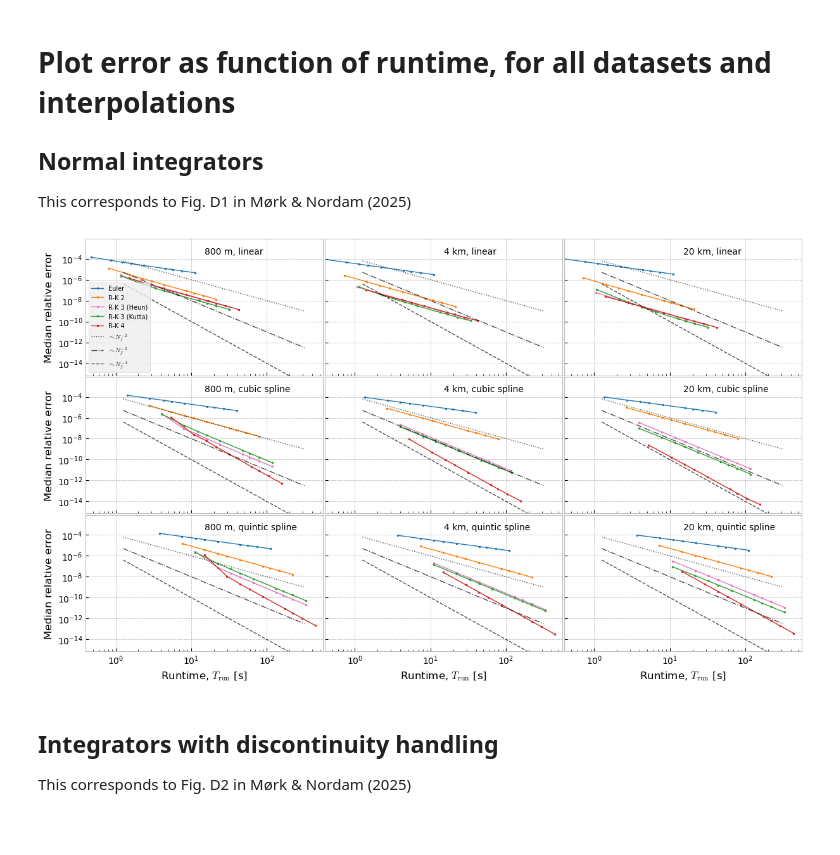
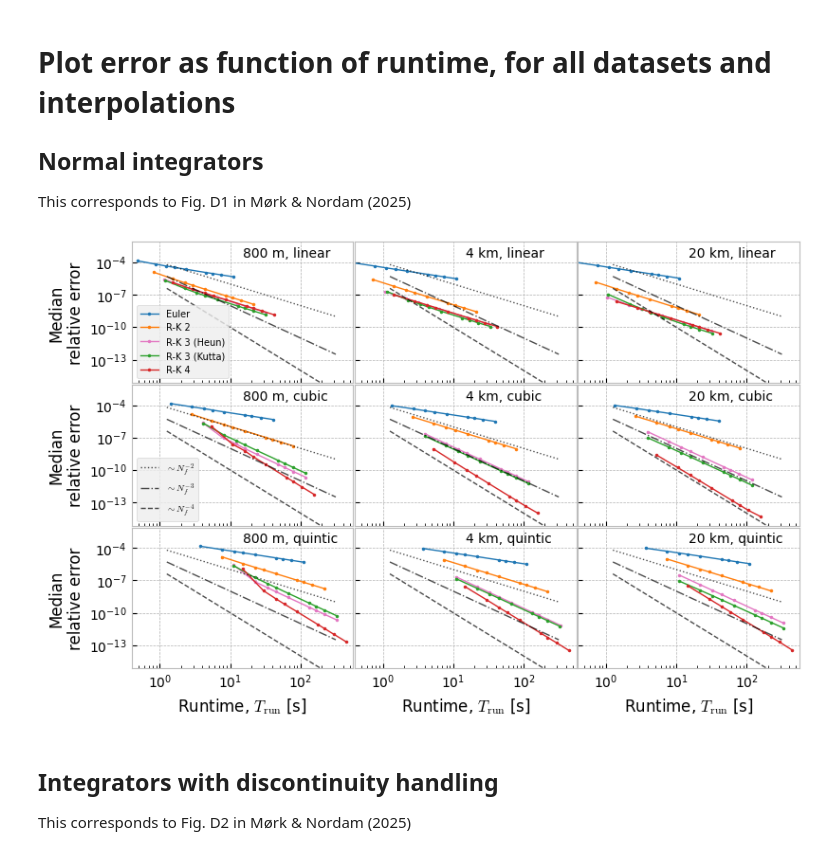
Before and after one commit to jennymmo/discontinuity-handling, a Jupyter notebook: notebooks/ErrorAnalysis.ipynb, the cells around one changed output. Saved outputs shown, nothing was run; the diff lists cells and outputs as text; code cells hidden in the pictures; blank space fills up the shorter version.

```diff
--- a/notebooks/ErrorAnalysis.ipynb
+++ b/notebooks/ErrorAnalysis.ipynb
@@ -177,7 +185,7 @@ def plot_work_precision(interpolation, dataset, ref_integrator, ref_key, results
     if runtime:
         ax.text(1.5e1, 3e-4, f'{resolutiondict[dataset]}, {interpdict[interpolation]}')
     else:
-        ax.text(1.5e3, 3e-5, f'{resolutiondict[dataset]}, {interpdict[interpolation]}')
+        ax.text(1.2e3, 3e-5, f'{resolutiondict[dataset]}, {interpdict[interpolation]}')
 
     # Add legend, if desired
     if legend:
@@ -266,7 +286,7 @@ ref_key = np.array([
 prefix='runs_discontinuity_handling'
 
 # Create figure
-fig, ax = plt.subplots(ncols=3, nrows=3, figsize = (12,7), sharex=True, sharey=True)
+fig, ax = plt.subplots(ncols=3, nrows=3, figsize = (8,5), sharex=True, sharey=True)
 
 # Loop over interpolation methods and datasets
 for i, interpolation in enumerate(interpolations):
@@ -275,8 +295,8 @@ for i, interpolation in enumerate(interpolations):
 
 # Add axis labels along left side and bottom
 for i in range(3):
-    ax[i,0].set_ylabel('Median relative error')
-    ax[2,i].set_xlabel('Number of evaluations, $N_f$')
+    ax[i,0].set_ylabel('Median\nrelative error')
+    ax[2,i].set_xlabel('No. of evals, $N_f$')
 
 # Plot trendlines, to show theoretical orders of convergence
 for i, a in enumerate(ax.flatten()):
@@ -290,12 +310,25 @@ for i, a in enumerate(ax.flatten()):
 
 # Add legend in one subplot only (legends are all identical)
 ax[0,0].legend(fontsize=7, loc='lower left')
+h, l = ax[0,0].get_legend_handles_labels()
+# 2. slice off the first items in the list:
+ax[0,0].legend(handles=[hi for hi in h[:5]],
+          labels=[li for li in l[:5]], fontsize=7)
+
+# Add legend in one subplot only (legends are all identical)
+ax[1,0].legend(fontsize=7, loc='lower left')
+h, l = ax[1,0].get_legend_handles_labels()
+# 2. slice off the first items in the list:
+ax[1,0].legend(handles=[hi for hi in h[5:]],
+          labels=[li for li in l[5:]], fontsize=7)
+
+
 # Set plot limits (all subplots get the same limits)
 ax[0,0].set_ylim(2e-15, 8e-4)
 ax[0,0].set_xlim(60, 1.2e4)
 
 # Tweak to reduce whitespace around figure
-plt.subplots_adjust(left = 0.055, bottom = 0.065, right = 0.9975, top = 0.995, wspace=0.007, hspace=0.012)
+plt.subplots_adjust(left = 0.11, bottom = 0.09, right = 0.99, top = 0.99, wspace=0.007, hspace=0.012)
 
 # Uncomment to save file
 plt.savefig('work_precision_all_functioncalls_discontinuity_handling.pdf')
@@ -326,41 +359,53 @@ ref_key = np.array([
 prefix='runs_normal'
 
 # Create figure
-fig, ax = plt.subplots(ncols=3, nrows=3, figsize = (12,7), sharex=True, sharey=True)
+fig, ax = plt.subplots(ncols=3, nrows=3, figsize = (8,5), sharex=True, sharey=True)
 
 # Loop over interpolation methods and datasets
 for i, interpolation in enumerate(interpolations):
     for j, dataset in enumerate(datasets):
         plot_work_precision(interpolation, dataset, ref_integrator = 'rk4', ref_key = ref_key[i,j], results_prefix=prefix, ax = ax[i,j], legend = False, runtime=True)
 
 # Add axis labels along left side and bottom
 for i in range(3):
-    ax[i,0].set_ylabel('Median relative error')
-    ax[2,i].set_xlabel('Runtime, $T_\mathrm{run}$ [s]')
+    ax[i,0].set_ylabel('Median\nrelative error')
+    ax[2,i].set_xlabel('Runtime, $T_\\mathrm{run}$ [s]')
 
 # Plot trendlines, to show theoretical orders of convergence
 for i, a in enumerate(ax.flatten()):
     # Plot trendline
     lw = 1
     alpha = 0.7
     evals = np.logspace(0.1, 2.5, 5)
     a.plot(evals, 1e-4/evals**2, ':', lw=lw, alpha=alpha, c = 'k', label = '$\\sim N_f^{-2}$')
     a.plot(evals, 1e-5/evals**3, '-.', lw=lw, alpha=alpha, c = 'k', label = '$\\sim N_f^{-3}$')
     a.plot(evals, 1e-6/evals**4, '--', lw=lw, alpha=alpha, c = 'k', label = '$\\sim N_f^{-4}$')
 
 # Add legend in one subplot only (legends are all identical)
 ax[0,0].legend(fontsize=7, loc='lower left')
+h, l = ax[0,0].get_legend_handles_labels()
+# 2. slice off the first items in the list:
+ax[0,0].legend(handles=[hi for hi in h[:5]],
+          labels=[li for li in l[:5]], fontsize=7)
+
+# Add legend in one subplot only (legends are all identical)
+ax[1,0].legend(fontsize=7, loc='lower left')
+h, l = ax[1,0].get_legend_handles_labels()
+# 2. slice off the first items in the list:
+ax[1,0].legend(handles=[hi for hi in h[5:]],
+          labels=[li for li in l[5:]], fontsize=7)
+
 # Set plot limits (all subplots get the same limits)
 ax[0,0].set_ylim(7e-16, 8e-3)
 ax[0,0].set_xlim(0.4, 560)
 
 # Tweak to reduce whitespace around figure
-plt.subplots_adjust(left = 0.055, bottom = 0.065, right = 0.9975, top = 0.995, wspace=0.007, hspace=0.012)
+plt.subplots_adjust(left = 0.11, bottom = 0.09, right = 0.99, top = 0.99, wspace=0.007, hspace=0.012)
 
 # Uncomment to save file
 plt.savefig('work_precision_all_runtime_normal.pdf')
 # %% [output]
-[figure, old version]
+[figure, new version]
 # %% [markdown]
 ## Integrators with discontinuity handling
 
```
Also changed, not shown: parts of 4 cells of this notebook.
